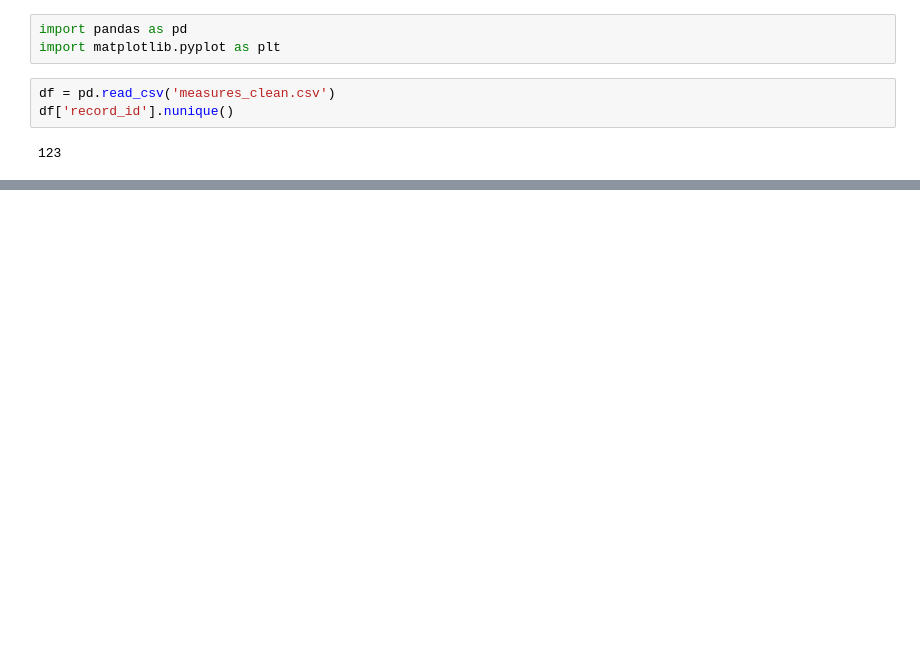
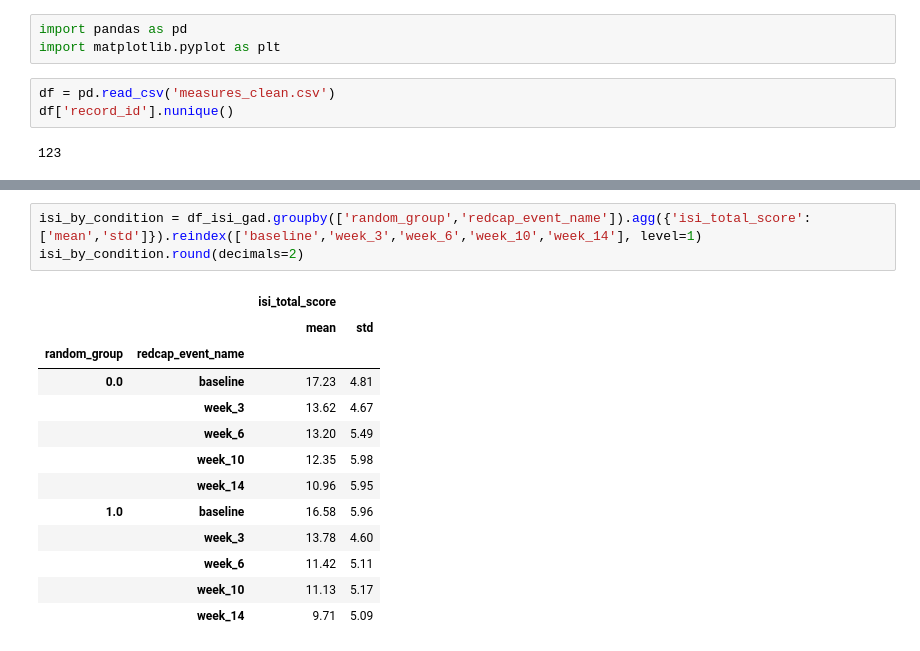
Before and after one commit to mbthompson14/HR_DSMB_2023, a Jupyter notebook: isi_gad.ipynb, the cells around one changed output, grey strips where cells are left out. Drawn from its saved outputs; the diff is of its cells as text; blank space fills up the shorter version.

```diff
--- a/isi_gad.ipynb
+++ b/isi_gad.ipynb
@@ -58,3 +87,20 @@ isi_gad_scores.round(decimals=2)
+# %%
+isi_by_condition = df_isi_gad.groupby(['random_group','redcap_event_name']).agg({'isi_total_score':['mean','std']}).reindex(['baseline','week_3','week_6','week_10','week_14'], level=1)
+isi_by_condition.round(decimals=2)
+# %% [output]
+|  |  | isi_total_score |  |
+|  |  | mean | std |
+| random_group | redcap_event_name |  |  |
+| 0.0 | baseline | 17.23 | 4.81 |
+|  | week_3 | 13.62 | 4.67 |
+|  | week_6 | 13.20 | 5.49 |
+|  | week_10 | 12.35 | 5.98 |
+|  | week_14 | 10.96 | 5.95 |
+| 1.0 | baseline | 16.58 | 5.96 |
+|  | week_3 | 13.78 | 4.60 |
+|  | week_6 | 11.42 | 5.11 |
+|  | week_10 | 11.13 | 5.17 |
+|  | week_14 | 9.71 | 5.09 |
 # %%
 #define figure and axes
 fig, ax = plt.subplots()
```
Also changed, not shown: parts of 8 cells of this notebook, 20 other files.
